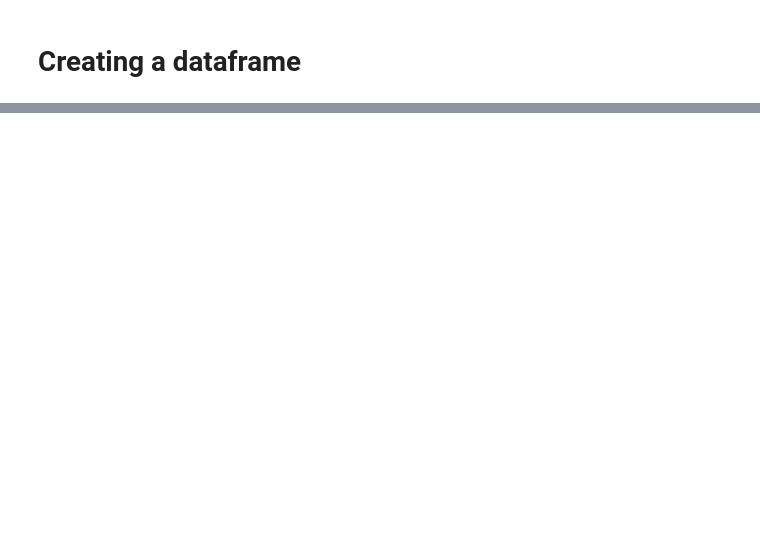
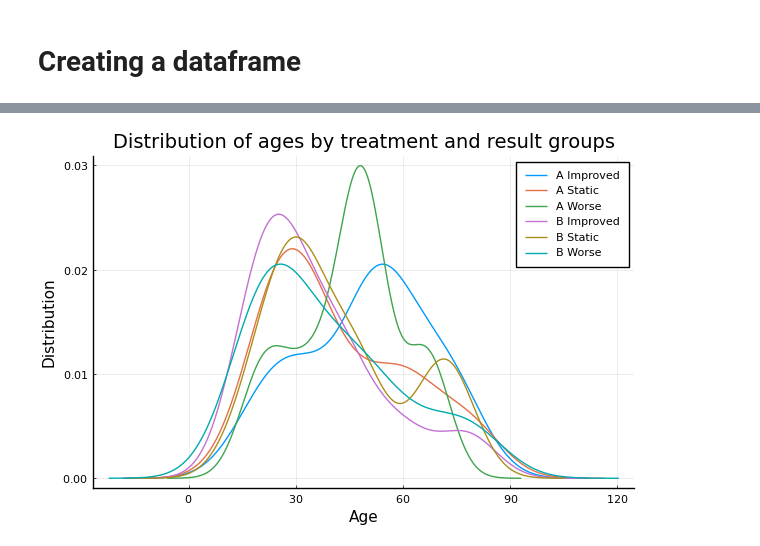
Before and after one commit to pgrepds/julia-playground, a Jupyter notebook: DescriptiveStatistics.ipynb, the cells around one changed output, grey strips where cells are left out. Cells and saved outputs as stored; diff of their text form; code cells hidden in the pictures; blank space fills up the shorter version.

```diff
--- a/DescriptiveStatistics.ipynb
+++ b/DescriptiveStatistics.ipynb
@@ -98,0 +215,5 @@ Maximum:        16.600000
+# %%
+@df data density(:Age, group = (:Treatment, :Result), title="Distribution of ages by treatment and result groups",
+xlab="Age", ylab="Distribution", legend=:topright)
+# %% [output]
+[figure, added]
```
Also changed, not shown: parts of 39 cells of this notebook, 1 other file.
